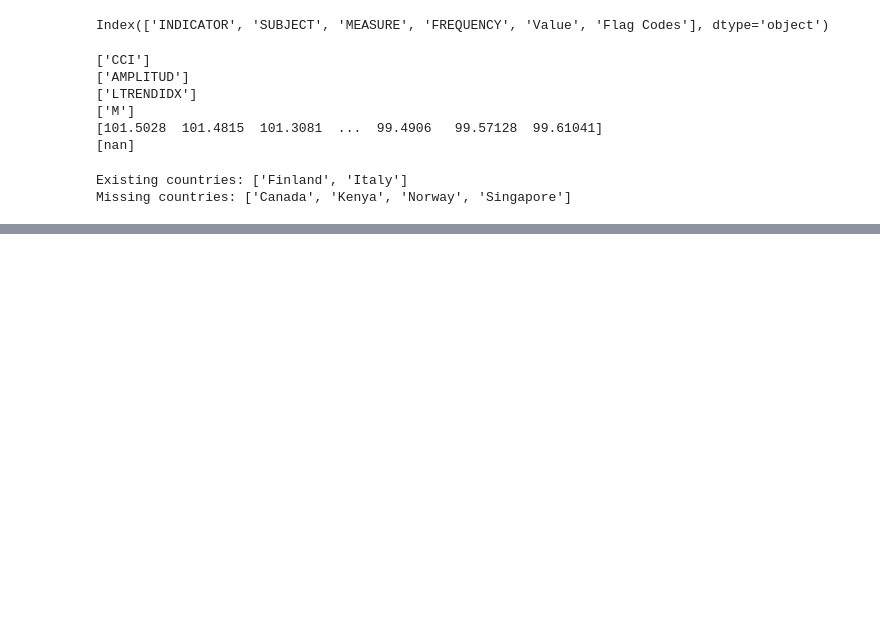
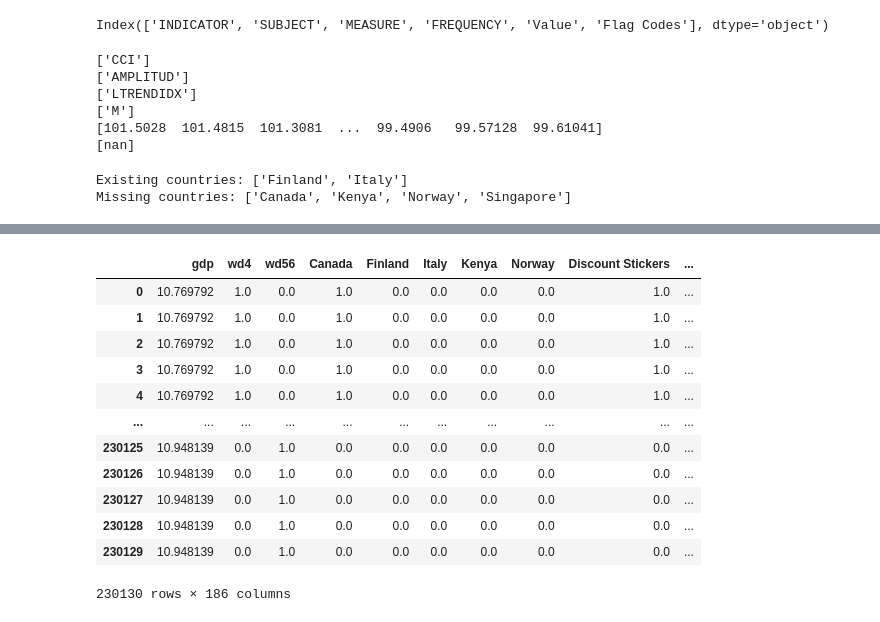
Before and after one commit to ROUSenghak/Forecasting_Sticker_Sales, a Jupyter notebook: linear_model/new.ipynb, the cells around one changed output, grey strips where cells are left out. Saved outputs shown, nothing was run; the diff lists cells and outputs as text; code cells hidden in the pictures; blank space fills up the shorter version.

```diff
--- a/linear_model/new.ipynb
+++ b/linear_model/new.ipynb
@@ -147,0 +269,16 @@ def engineer(df):
+# %%
+train_df
+# %% [output]
+|  | gdp | wd4 | wd56 | Canada | Finland | Italy | Kenya | Norway | Discount Stickers | ... |
+| 0 | 10.769792 | 1.0 | 0.0 | 1.0 | 0.0 | 0.0 | 0.0 | 0.0 | 1.0 | ... |
+| 1 | 10.769792 | 1.0 | 0.0 | 1.0 | 0.0 | 0.0 | 0.0 | 0.0 | 1.0 | ... |
+| 2 | 10.769792 | 1.0 | 0.0 | 1.0 | 0.0 | 0.0 | 0.0 | 0.0 | 1.0 | ... |
+| 3 | 10.769792 | 1.0 | 0.0 | 1.0 | 0.0 | 0.0 | 0.0 | 0.0 | 1.0 | ... |
+| 4 | 10.769792 | 1.0 | 0.0 | 1.0 | 0.0 | 0.0 | 0.0 | 0.0 | 1.0 | ... |
+| ... | ... | ... | ... | ... | ... | ... | ... | ... | ... | ... |
+| 230125 | 10.948139 | 0.0 | 1.0 | 0.0 | 0.0 | 0.0 | 0.0 | 0.0 | 0.0 | ... |
+| 230126 | 10.948139 | 0.0 | 1.0 | 0.0 | 0.0 | 0.0 | 0.0 | 0.0 | 0.0 | ... |
+| 230127 | 10.948139 | 0.0 | 1.0 | 0.0 | 0.0 | 0.0 | 0.0 | 0.0 | 0.0 | ... |
+| 230128 | 10.948139 | 0.0 | 1.0 | 0.0 | 0.0 | 0.0 | 0.0 | 0.0 | 0.0 | ... |
+| 230129 | 10.948139 | 0.0 | 1.0 | 0.0 | 0.0 | 0.0 | 0.0 | 0.0 | 0.0 | ... |
+230130 rows × 186 columns
```
Also changed, not shown: parts of 3 cells of this notebook, 3 other files.
